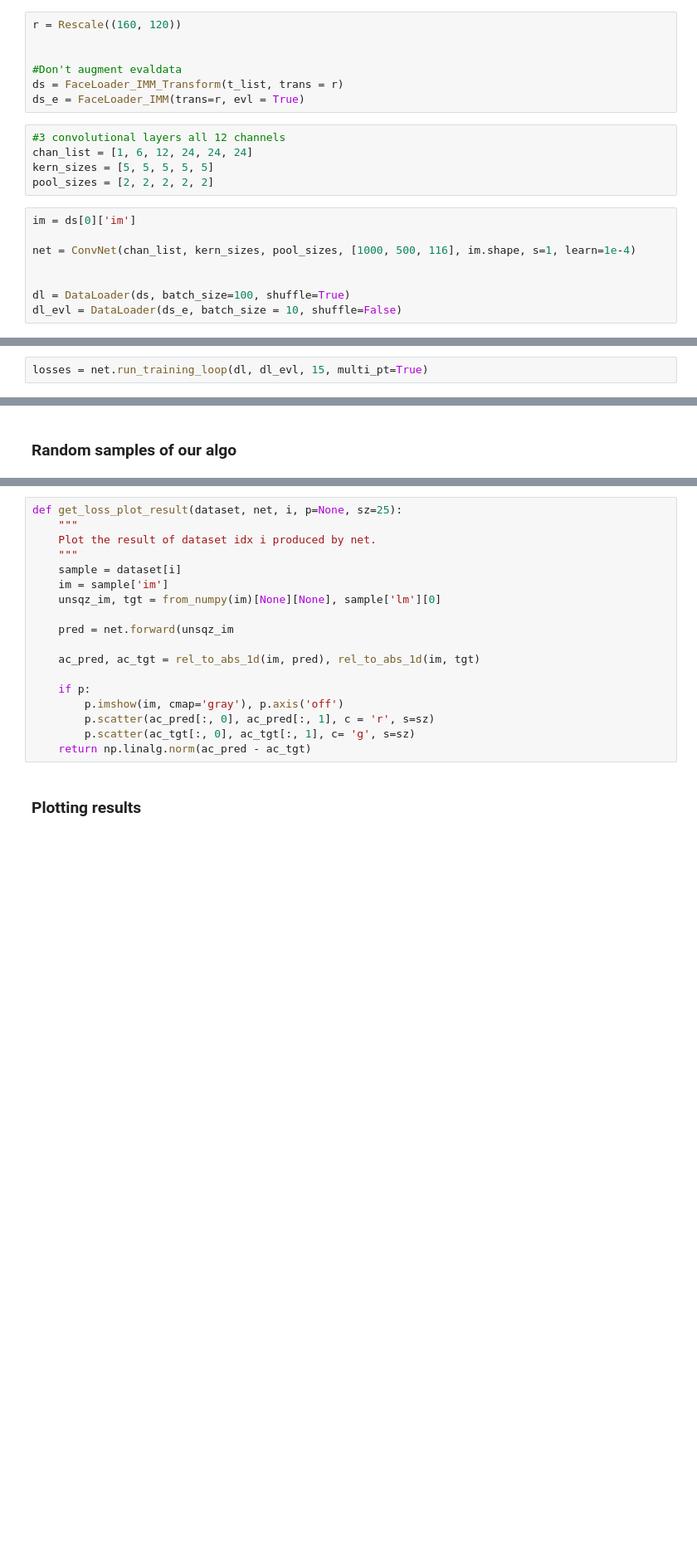
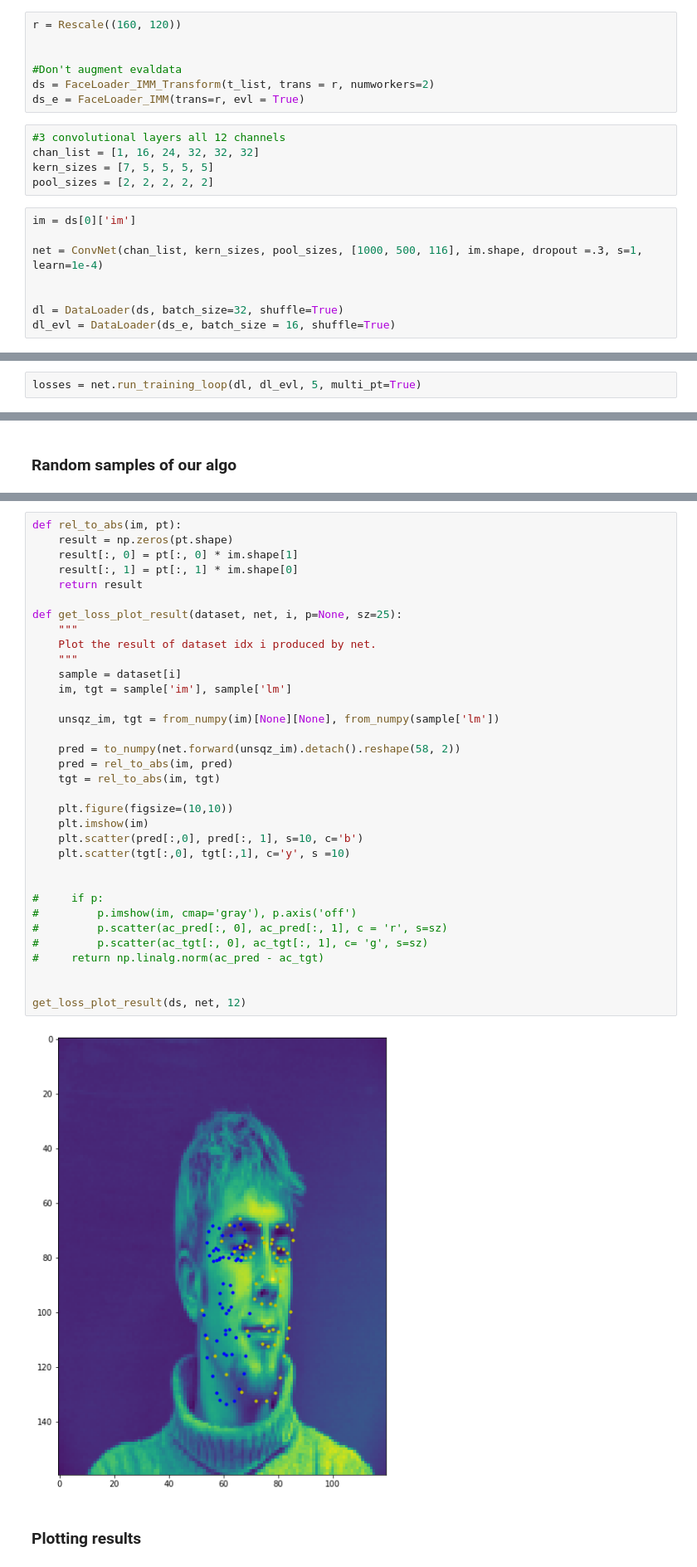
Before and after one commit to anthonybajoua/cs194_proj4, a Jupyter notebook: Face Landmarks.ipynb, the cells around one changed output, grey strips where cells are left out. Shown at 83% size. Saved outputs shown, nothing was run; the diff lists cells and outputs as text; blank space fills up the shorter version.

```diff
--- a/Face Landmarks.ipynb
+++ b/Face Landmarks.ipynb
@@ -283,23 +283,23 @@ r = Rescale((160, 120))
 
 
 #Don't augment evaldata
-ds = FaceLoader_IMM_Transform(t_list, trans = r)
+ds = FaceLoader_IMM_Transform(t_list, trans = r, numworkers=2)
 ds_e = FaceLoader_IMM(trans=r, evl = True)
 # %%
 #3 convolutional layers all 12 channels
-chan_list = [1, 6, 12, 24, 24, 24]
-kern_sizes = [5, 5, 5, 5, 5]
+chan_list = [1, 16, 24, 32, 32, 32]
+kern_sizes = [7, 5, 5, 5, 5]
 pool_sizes = [2, 2, 2, 2, 2]
 # %%
 im = ds[0]['im']
 
-net = ConvNet(chan_list, kern_sizes, pool_sizes, [1000, 500, 116], im.shape, s=1, learn=1e-4)
+net = ConvNet(chan_list, kern_sizes, pool_sizes, [1000, 500, 116], im.shape, dropout =.3, s=1, learn=1e-4)
 
 
-dl = DataLoader(ds, batch_size=100, shuffle=True)
-dl_evl = DataLoader(ds_e, batch_size = 10, shuffle=False)
+dl = DataLoader(ds, batch_size=32, shuffle=True)
+dl_evl = DataLoader(ds_e, batch_size = 16, shuffle=True)
 # %% [output]
 GPU not detected. Defaulting to CPU.
 # %%
-losses = net.run_training_loop(dl, dl_evl, 15, multi_pt=True)
+losses = net.run_training_loop(dl, dl_evl, 5, multi_pt=True)
 # %% [output]
@@ -325,21 +329,39 @@ tensor(0.0101, grad_fn=<MseLossBackward>)
 # %%
+def rel_to_abs(im, pt):
+    result = np.zeros(pt.shape)
+    result[:, 0] = pt[:, 0] * im.shape[1]
+    result[:, 1] = pt[:, 1] * im.shape[0]
+    return result
+
 def get_loss_plot_result(dataset, net, i, p=None, sz=25):
     """
     Plot the result of dataset idx i produced by net.
     """
     sample = dataset[i]
-    im = sample['im']
-    unsqz_im, tgt = from_numpy(im)[None][None], sample['lm'][0]
+    im, tgt = sample['im'], sample['lm']
 
-    pred = net.forward(unsqz_im
+    unsqz_im, tgt = from_numpy(im)[None][None], from_numpy(sample['lm'])
 
-    ac_pred, ac_tgt = rel_to_abs_1d(im, pred), rel_to_abs_1d(im, tgt)
+    pred = to_numpy(net.forward(unsqz_im).detach().reshape(58, 2))
+    pred = rel_to_abs(im, pred)
+    tgt = rel_to_abs(im, tgt)
 
-    if p:
-        p.imshow(im, cmap='gray'), p.axis('off')
-        p.scatter(ac_pred[:, 0], ac_pred[:, 1], c = 'r', s=sz)
-        p.scatter(ac_tgt[:, 0], ac_tgt[:, 1], c= 'g', s=sz)
-    return np.linalg.norm(ac_pred - ac_tgt)
+    plt.figure(figsize=(10,10))
+    plt.imshow(im)
+    plt.scatter(pred[:,0], pred[:, 1], s=10, c='b')
+    plt.scatter(tgt[:,0], tgt[:,1], c='y', s =10)
+
+
+#     if p:
+#         p.imshow(im, cmap='gray'), p.axis('off')
+#         p.scatter(ac_pred[:, 0], ac_pred[:, 1], c = 'r', s=sz)
+#         p.scatter(ac_tgt[:, 0], ac_tgt[:, 1], c= 'g', s=sz)
+#     return np.linalg.norm(ac_pred - ac_tgt)
+
+
+get_loss_plot_result(ds, net, 12)
+# %% [output]
+[figure, added]
 # %% [markdown]
 ### Plotting results
 # %%
```
Also changed, not shown: parts of 7 cells of this notebook, 1 other file.
